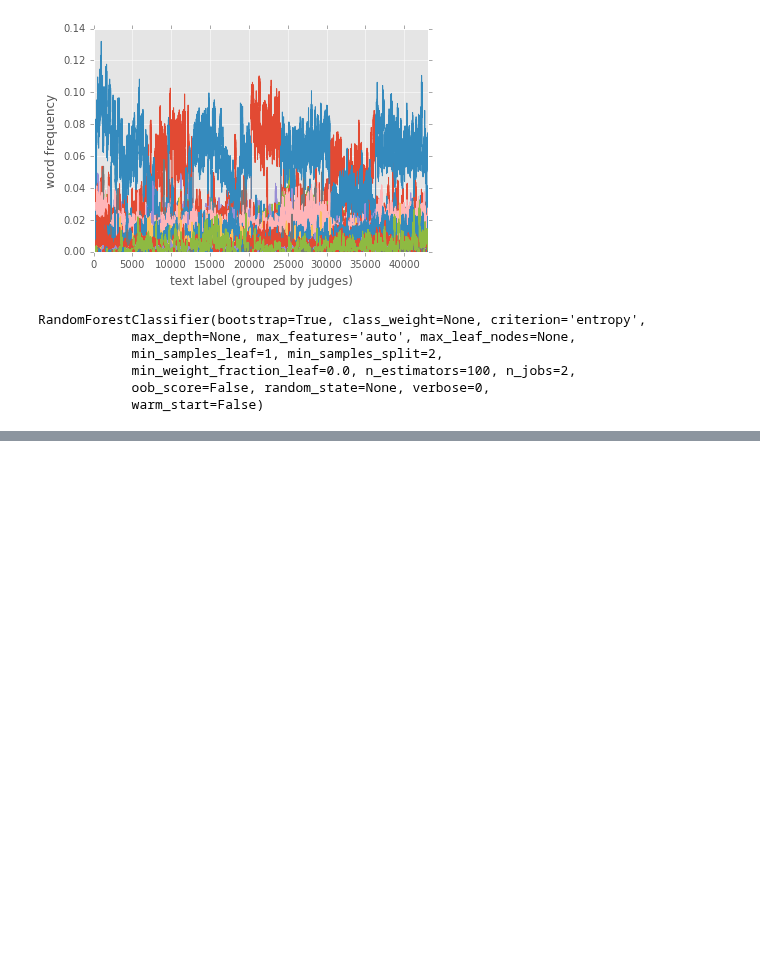
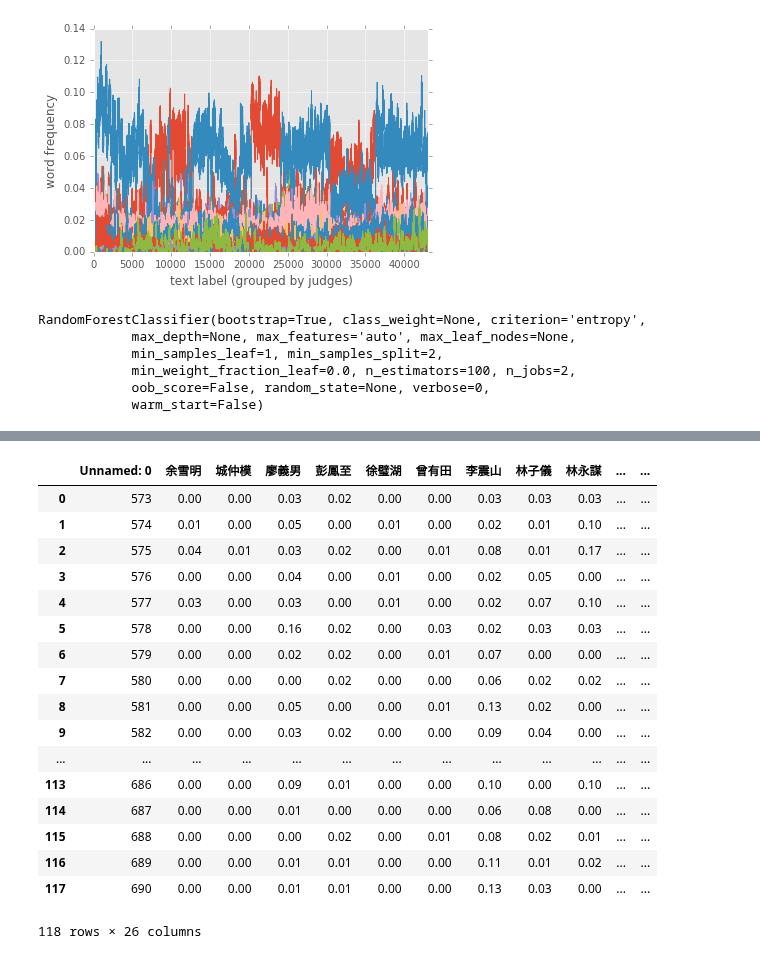
Before and after one commit to ldes89150/Linguistic_Analysis_Final_Project, a Jupyter notebook: ml_predict.ipynb, the cells around one changed output, grey strips where cells are left out. Cells and saved outputs as stored; diff of their text form; code cells hidden in the pictures; blank space fills up the shorter version.

```diff
--- a/ml_predict.ipynb
+++ b/ml_predict.ipynb
@@ -59,0 +81,21 @@ feature_importances.to_csv("feature_importances.csv")
+# %%
+pd.read_csv("predict_proba.csv",encoding='utf-8')
+# %% [output]
+|  | Unnamed: 0 | 余雪明 | 城仲模 | 廖義男 | 彭鳳至 | 徐璧湖 | 曾有田 | 李震山 | 林子儀 | 林永謀 | ... | ... |
+| 0 | 573 | 0.00 | 0.00 | 0.03 | 0.02 | 0.00 | 0.00 | 0.03 | 0.03 | 0.03 | ... | ... |
+| 1 | 574 | 0.01 | 0.00 | 0.05 | 0.00 | 0.01 | 0.00 | 0.02 | 0.01 | 0.10 | ... | ... |
+| 2 | 575 | 0.04 | 0.01 | 0.03 | 0.02 | 0.00 | 0.01 | 0.08 | 0.01 | 0.17 | ... | ... |
+| 3 | 576 | 0.00 | 0.00 | 0.04 | 0.00 | 0.01 | 0.00 | 0.02 | 0.05 | 0.00 | ... | ... |
+| 4 | 577 | 0.03 | 0.00 | 0.03 | 0.00 | 0.01 | 0.00 | 0.02 | 0.07 | 0.10 | ... | ... |
+| 5 | 578 | 0.00 | 0.00 | 0.16 | 0.02 | 0.00 | 0.03 | 0.02 | 0.03 | 0.03 | ... | ... |
+| 6 | 579 | 0.00 | 0.00 | 0.02 | 0.02 | 0.00 | 0.01 | 0.07 | 0.00 | 0.00 | ... | ... |
+| 7 | 580 | 0.00 | 0.00 | 0.00 | 0.02 | 0.00 | 0.00 | 0.06 | 0.02 | 0.02 | ... | ... |
+| 8 | 581 | 0.00 | 0.00 | 0.05 | 0.00 | 0.00 | 0.01 | 0.13 | 0.02 | 0.00 | ... | ... |
+| 9 | 582 | 0.00 | 0.00 | 0.03 | 0.02 | 0.00 | 0.00 | 0.09 | 0.04 | 0.00 | ... | ... |
+| ... | ... | ... | ... | ... | ... | ... | ... | ... | ... | ... | ... | ... |
+| 113 | 686 | 0.00 | 0.00 | 0.09 | 0.01 | 0.00 | 0.00 | 0.10 | 0.00 | 0.10 | ... | ... |
+| 114 | 687 | 0.00 | 0.00 | 0.01 | 0.00 | 0.00 | 0.00 | 0.06 | 0.08 | 0.00 | ... | ... |
+| 115 | 688 | 0.00 | 0.00 | 0.00 | 0.02 | 0.00 | 0.01 | 0.08 | 0.02 | 0.01 | ... | ... |
+| 116 | 689 | 0.00 | 0.00 | 0.01 | 0.01 | 0.00 | 0.00 | 0.11 | 0.01 | 0.02 | ... | ... |
+| 117 | 690 | 0.00 | 0.00 | 0.01 | 0.01 | 0.00 | 0.00 | 0.13 | 0.03 | 0.00 | ... | ... |
+118 rows × 26 columns
```
Also changed, not shown: parts of 5 cells of this notebook, 5 other files.
